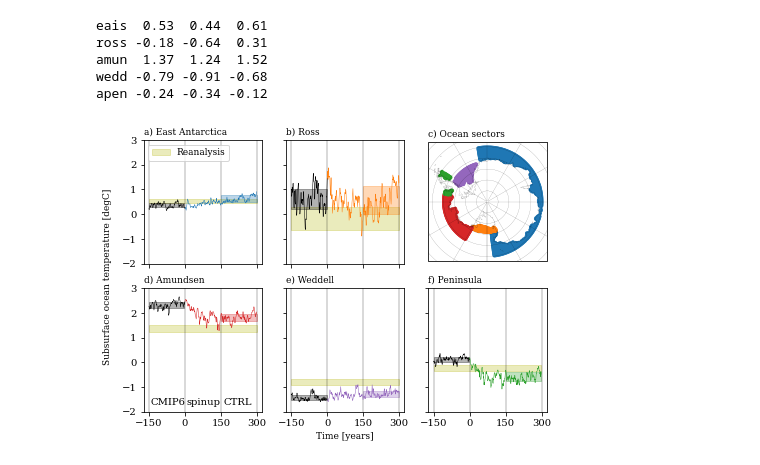
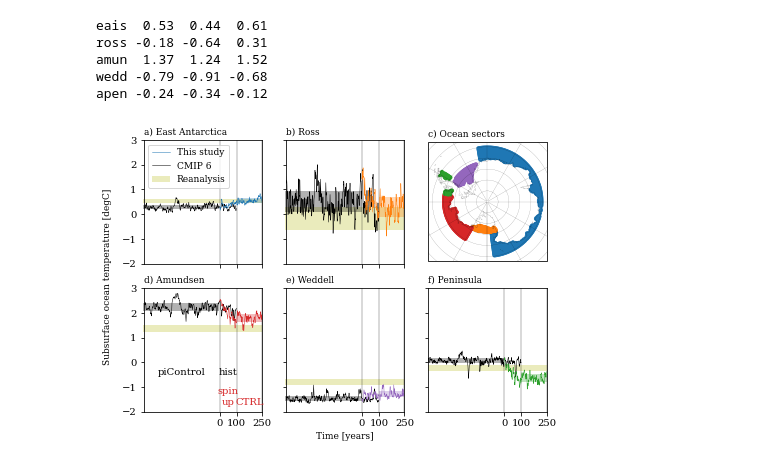
Before and after one commit to erwinlambert/feedback, a Jupyter notebook: notebooks/Draftplot_ts_control.ipynb, the cells around one changed output. Cells and saved outputs as stored; diff of their text form; code cells hidden in the pictures.

```diff
--- a/notebooks/Draftplot_ts_control.ipynb
+++ b/notebooks/Draftplot_ts_control.ipynb
@@ -22,6 +22,7 @@ import utils as ut
 run = 'n011'
 
 ds = xr.open_dataset(f'../data/temperature_{run}.nc')
+ds = ds.isel(time=slice(0,-50))
 basin = ds.basin
 ttime = ds.time
 tbas = ds.temp
@@ -65,11 +66,20 @@ amun  1.37  1.24  1.52
 wedd -0.79 -0.91 -0.68
 apen -0.24 -0.34 -0.12
 # %%
-ds = xr.open_dataset('../data/temperature_cmip6.nc')
-ds = ds.isel(time=slice(-150,-1))
-ctime = ds.time
+#Read CMIP6 piControl
+#ds = xr.open_dataset('../data/temperature_cmip6.nc')
+ds = xr.open_dataset('../data/temperature_cmip6_piControl.nc')
+ds = ds.isel(time=slice(0,-50))
+ctime = ds.time + 550
 ctbas = ds.temp
 ds.close()
+# %%
+#Read CMIP6 historical
+ds = xr.open_dataset('../data/temperature_cmip6_historical.nc')
+ds = ds.isel(time=slice(0,100))
+htime = ds.time
+htbas = ds.temp
+ds.close()
 # %%
 mpl.rcParams['figure.subplot.wspace'] = .2
 mpl.rcParams['figure.subplot.left'] = .1
@@ -90,7 +100,6 @@ for b,bas in enumerate(basin.values):
     im = ax.scatter(lon,lat,15*np.nansum(mask[b,:,:,:],axis=0),c=ut.bcol[bas],transform=ccrs.PlateCarree(),label=bas,lw=0,alpha=1)
 ax.coastlines(lw=.1)
 ax.set_title('c) Ocean sectors',loc='left')
-#ax.legend(bbox_to_anchor=(-.02,-.15),loc='lower left',ncol=5,markerscale=2,columnspacing=.05,handletextpad=-.5)
 
 gl = ax.gridlines(crs=ccrs.PlateCarree(),draw_labels=False,color='k',linewidth=.1)
 gl.xlocator = mticker.FixedLocator(np.arange(-180,210,30))
@@ -98,43 +107,45 @@ gl.xformatter = LONGITUDE_FORMATTER
 
 for b,bas in enumerate(basin.values):
     ax = fig.add_subplot(2,3,nax[b])
     temp = tbas.sel(basin=bas)
-    ax.plot(ttime,temp,c=ut.bcol[bas],lw=lw)
+    ax.plot(ttime,temp,c=ut.bcol[bas],lw=lw,zorder=10,label='This study')
 
-    ax.plot(ctime,ctbas.sel(basin=bas),color='k',lw=lw)
-    ax.plot([ctime[-1],ttime[0]],[ctbas.sel(basin=bas)[-1],temp[0]],color='k',lw=lw)
+    ax.plot(ctime,ctbas.sel(basin=bas),color='k',lw=lw,label='CMIP 6')
+    ax.plot(htime,htbas.sel(basin=bas),color='k',lw=lw)
+    #ax.plot([ctime[-1],ttime[0]],[ctbas.sel(basin=bas)[-1],temp[0]],color='k',lw=lw)
 
-    #ax.axhline(r_lo[b],0,1,color='tab:brown')
-    #ax.axhline(r_hi[b],0,1,color='tab:brown',label='Reanalysis')
-    ax.fill_between([ctime[0],ttime[-1]],[r_lo[b],r_lo[b]],[r_hi[b],r_hi[b]],color='tab:olive',alpha=alpha,clip_on=False,label=f'Reanalysis')
+    ax.fill_between([ctime[0],ttime[-1]],[r_lo[b],r_lo[b]],[r_hi[b],r_hi[b]],color='tab:olive',alpha=alpha,clip_on=False,label=f'Reanalysis',lw=0)
 
-    ax.fill_between([ctime[0],ctime[-1]],[np.percentile(ctbas.sel(basin=bas),perc[0]),np.percentile(ctbas.sel(basin=bas),perc[0])],[np.percentile(ctbas.sel(basin=bas),perc[1]),np.percentile(ctbas.sel(basin=bas),perc[1])],color='k',alpha=alpha,clip_on=False)
-    ax.fill_between([ttime[150],ttime[-1]],[np.percentile(temp[150:],perc[0]),np.percentile(temp[150:],perc[0])],[np.percentile(temp[150:],perc[1]),np.percentile(temp[150:],perc[1])],color=ut.bcol[bas],alpha=alpha,clip_on=False)
+    ax.fill_between([ctime[0],ctime[-1]],[np.percentile(ctbas.sel(basin=bas),perc[0]),np.percentile(ctbas.sel(basin=bas),perc[0])],[np.percentile(ctbas.sel(basin=bas),perc[1]),np.percentile(ctbas.sel(basin=bas),perc[1])],color='k',alpha=alpha,lw=0,clip_on=False)
+    ax.fill_between([ttime[-150],ttime[-1]],[np.percentile(temp[-150:],perc[0]),np.percentile(temp[-150:],perc[0])],[np.percentile(temp[-150:],perc[1]),np.percentile(temp[-150:],perc[1])],color=ut.bcol[bas],alpha=alpha,lw=0,clip_on=False)
 
 
     ax.set_title(btitle[b],loc='left')
 
     if nax[b] == 1:
         ax.legend(loc='upper left')
 
     if nax[b] == 5:
         ax.set_xlabel('Time [years]')
     if nax[b] in [1,2]:
         ax.set_xticklabels([])
     if nax[b] not in [1,4]:
         ax.set_yticklabels([])
     if nax[b] == 4:
-        ax.text(-145,-1.7,'CMIP6')
-        ax.text(5,-1.7,'spinup')
-        ax.text(160,-1.7,'CTRL')
+        ax.text(ctime[0]/2,-.5,'piControl',ha='center')
+        ax.text(50,-.5,'hist',ha='center')
+
+        ax.text(50,-1.7,'spin\nup',ha='center',c='tab:red')
+        ax.text(175,-1.7,'CTRL',ha='center',c='tab:red')
 
     ax.set_ylim([-2,3])
-    ax.set_xticks([-150,0,150,300])
+    ax.set_xticks([-500,0,100,250])
+    ax.set_xlim([-450,250])
     ax.grid(True,axis='x',linewidth=.3,color='k')
 
 fig.supylabel('Subsurface ocean temperature [degC]',fontsize=9)
 
 plt.savefig(f'../draftfigs/ts_control.png',dpi=450)
 plt.show()
 # %% [output]
-[figure, old version]
+[figure, new version]
```
Also changed, not shown: 9 other files.
